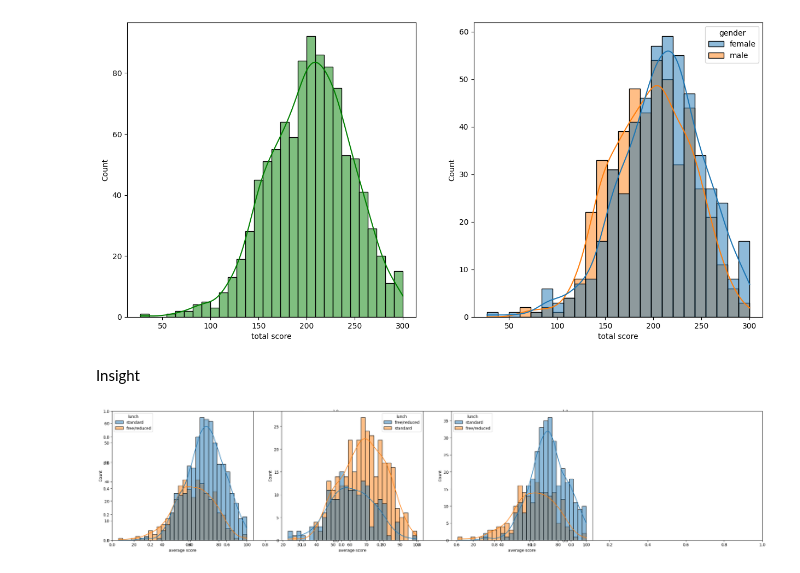
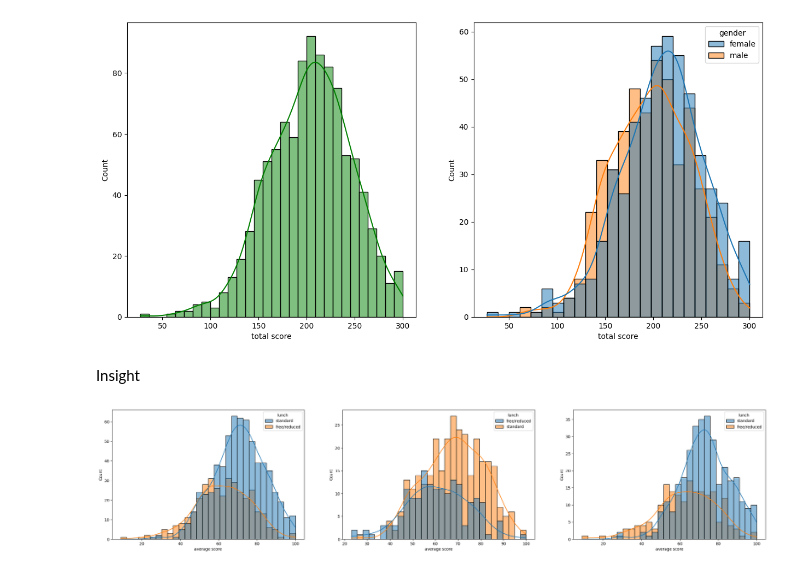
Before and after one commit to swarnqaar/Machine_learning_project, a Jupyter notebook: notebook/EDA STUDENT PERFORMANCE.ipynb, the cells around one changed output. Drawn from its saved outputs; the diff is of its cells as text; code cells hidden in the pictures.

```diff
--- a/notebook/EDA STUDENT PERFORMANCE.ipynb
+++ b/notebook/EDA STUDENT PERFORMANCE.ipynb
@@ -196,15 +196,15 @@ plt.show()
 Insight
 # %%
 fig1, axs1 = plt.subplots(1, 3, figsize=(30, 6))
-plt.subplot(141)
+plt.subplot(131)
 sns.histplot(data=df, x ="average score", bins=30, kde =True, hue = 'lunch' )
-plt.subplot(142)
+plt.subplot(132)
 sns.histplot(data=df[df.gender == 'male'], x="average score", bins=30, kde=True , hue ='lunch' )
-plt.subplot(143)
+plt.subplot(133)
 sns.histplot(data=df[df.gender == 'female'], x='average score', bins=30, kde=True, hue = 'lunch' )
 plt.show()
 # %% [output]
-[figure, old version]
+[figure, new version]
 # %%
 plt.subplots(1,3,figsize=(25,6))
 plt.subplot(131)
```
Also changed, not shown: parts of 9 cells of this notebook, 5 other files.
